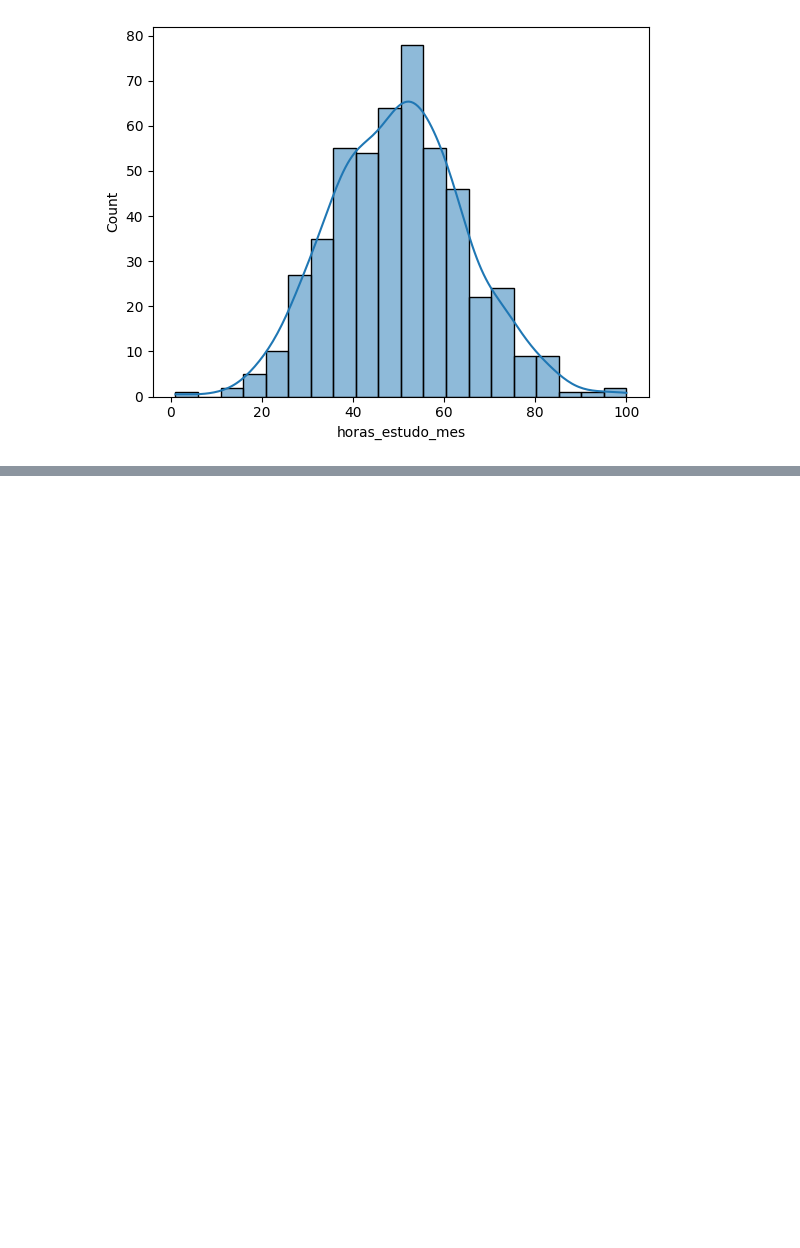
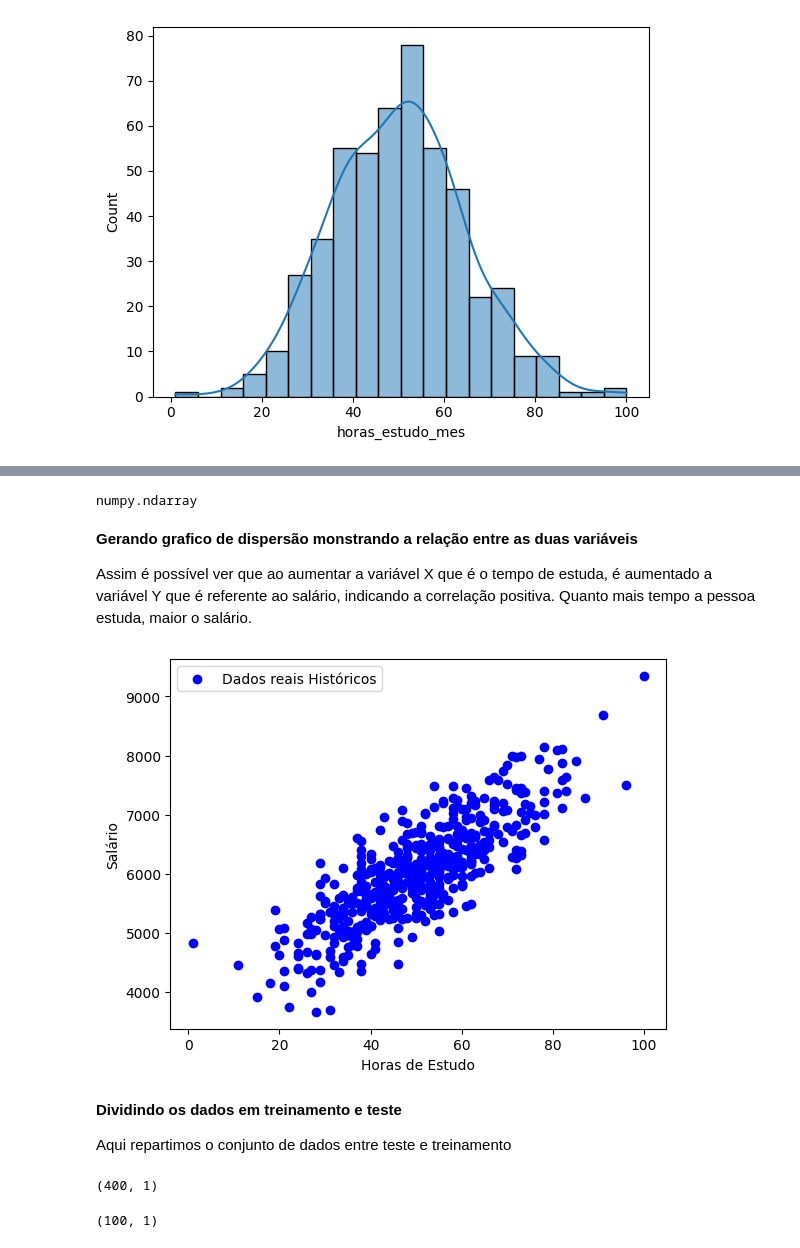
Before and after one commit to GGMmattos/Machine-Learning-And-Data-Science, a Jupyter notebook: Prevendo_o_Salário_com_Base_nas_Horas_de_Estudo.ipynb, the cells around one changed output, grey strips where cells are left out. Cells and saved outputs as stored; diff of their text form; code cells hidden in the pictures; blank space fills up the shorter version.

```diff
--- a/Prevendo_o_Salário_com_Base_nas_Horas_de_Estudo.ipynb
+++ b/Prevendo_o_Salário_com_Base_nas_Horas_de_Estudo.ipynb
@@ -113,0 +118,30 @@ sns.histplot(data = data_frame, x = "horas_estudo_mes", kde = True)
+# %%
+#Prepara a variável de entrada X. O algoritmo que vamos utilizar espera que os dados de entrada sejam array numpy
+X = np.array(data_frame['horas_estudo_mes'])
+# %%
+type(X)
+# %% [output]
+numpy.ndarray
+# %%
+#Ajusta o shape de X
+X = X.reshape(-1, 1)
+# %%
+#Prepara a variável alvo
+y = data_frame['salario']
+# %% [markdown]
+**Gerando grafico de dispersão monstrando a relação entre as duas variáveis**
+
+Assim é possível ver que ao aumentar a variável X que é o tempo de estuda, é aumentado a variável Y que é referente ao salário, indicando a correlação positiva. Quanto mais tempo a pessoa estuda, maior o salário.
+# %%
+#Grafico  de dispersão entre X e y
+plt.scatter(X, y, color = "blue", label = "Dados reais Históricos")
+plt.xlabel("Horas de Estudo")
+plt.ylabel("Salário")
+plt.legend()
+plt.show()
+# %% [output]
+[figure, added]
+# %% [markdown]
+**Dividindo os dados em treinamento e teste**
+
+Aqui repartimos o conjunto de dados entre teste e treinamento
@@ -113,0 +151,8 @@ sns.histplot(data = data_frame, x = "horas_estudo_mes", kde = True)
+# %%
+X_treino.shape
+# %% [output]
+(400, 1)
+# %%
+X_teste.shape
+# %% [output]
+(100, 1)
```
Also changed, not shown: parts of 26 cells of this notebook.
